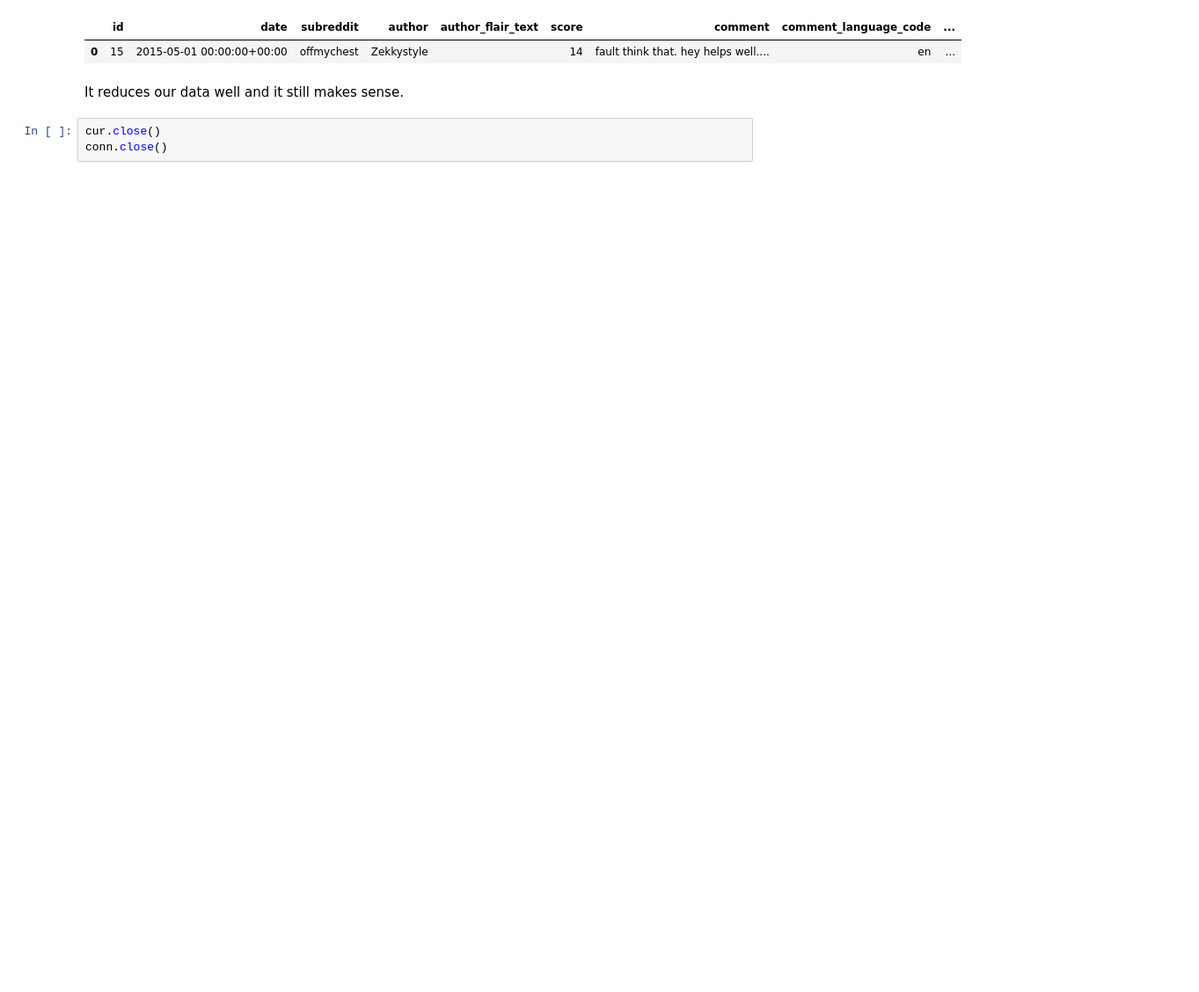
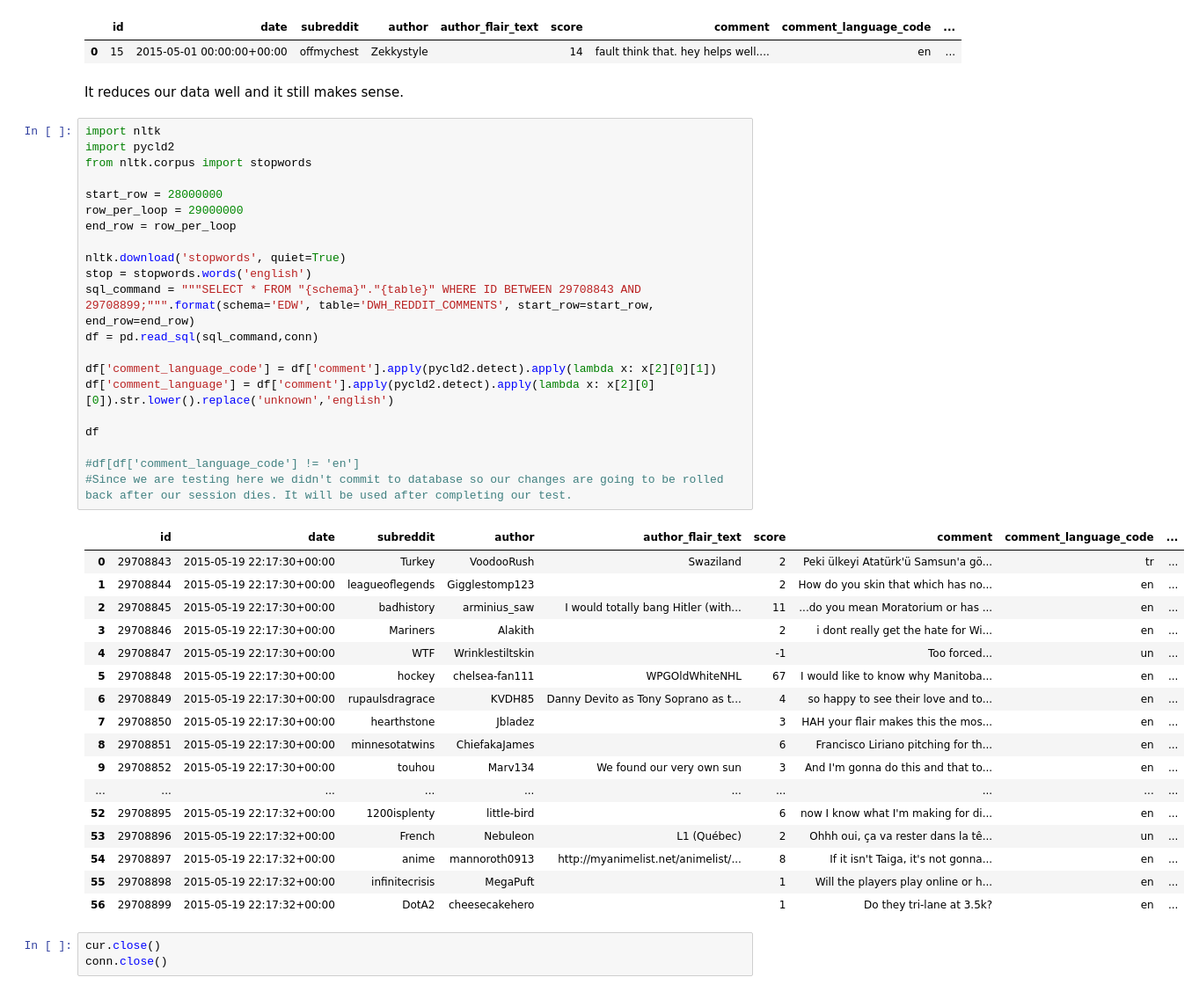
Before and after one commit to uguraskar/reddit_analysis, a Jupyter notebook: reddit_analysis.ipynb, the cells around one changed output. Shown: that part at 88% size. Drawn from its saved outputs; the diff is of its cells as text; blank space fills up the shorter version.

Commit message:
Fixed a bug where detecting language looked at whole dataframe instead of involving row

```diff
--- a/reddit_analysis.ipynb
+++ b/reddit_analysis.ipynb
@@ -482,6 +482,45 @@ fault think that. hey helps well. least talk it. shot dog. 10 years. home partyi
 | 0 | 15 | 2015-05-01 00:00:00+00:00 | offmychest | Zekkystyle |  | 14 | fault think that. hey helps well.... | en | ... |
 # %% [markdown]
 It reduces our data well and it still makes sense.
+# %%
+import nltk
+import pycld2
+from nltk.corpus import stopwords
+
+start_row = 28000000
+row_per_loop = 29000000
+end_row = row_per_loop
+
+nltk.download('stopwords', quiet=True)
+stop = stopwords.words('english')
+sql_command = """SELECT * FROM "{schema}"."{table}" WHERE ID BETWEEN 29708843 AND 29708899;""".format(schema='EDW', table='DWH_REDDIT_COMMENTS', start_row=start_row, end_row=end_row)
+df = pd.read_sql(sql_command,conn)
+
+df['comment_language_code'] = df['comment'].apply(pycld2.detect).apply(lambda x: x[2][0][1])
+df['comment_language'] = df['comment'].apply(pycld2.detect).apply(lambda x: x[2][0][0]).str.lower().replace('unknown','english')
+
+df
+
+#df[df['comment_language_code'] != 'en']
+#Since we are testing here we didn't commit to database so our changes are going to be rolled back after our session dies. It will be used after completing our test.
+# %% [output]
+|  | id | date | subreddit | author | author_flair_text | score | comment | comment_language_code | ... |
+| 0 | 29708843 | 2015-05-19 22:17:30+00:00 | Turkey | VoodooRush | Swaziland | 2 | Peki ülkeyi Atatürk'ü Samsun'a gö... | tr | ... |
+| 1 | 29708844 | 2015-05-19 22:17:30+00:00 | leagueoflegends | Gigglestomp123 |  | 2 | How do you skin that which has no... | en | ... |
+| 2 | 29708845 | 2015-05-19 22:17:30+00:00 | badhistory | arminius_saw | I would totally bang Hitler (with... | 11 | ...do you mean Moratorium or has ... | en | ... |
+| 3 | 29708846 | 2015-05-19 22:17:30+00:00 | Mariners | Alakith |  | 2 | i dont really get the hate for Wi... | en | ... |
+| 4 | 29708847 | 2015-05-19 22:17:30+00:00 | WTF | Wrinklestiltskin |  | -1 | Too forced... | un | ... |
+| 5 | 29708848 | 2015-05-19 22:17:30+00:00 | hockey | chelsea-fan111 | WPGOldWhiteNHL | 67 | I would like to know why Manitoba... | en | ... |
+| 6 | 29708849 | 2015-05-19 22:17:30+00:00 | rupaulsdragrace | KVDH85 | Danny Devito as Tony Soprano as t... | 4 | so happy to see their love and to... | en | ... |
+| 7 | 29708850 | 2015-05-19 22:17:30+00:00 | hearthstone | Jbladez |  | 3 | HAH your flair makes this the mos... | en | ... |
+| 8 | 29708851 | 2015-05-19 22:17:30+00:00 | minnesotatwins | ChiefakaJames |  | 6 | Francisco Liriano pitching for th... | en | ... |
+| 9 | 29708852 | 2015-05-19 22:17:30+00:00 | touhou | Marv134 | We found our very own sun | 3 | And I'm gonna do this and that to... | en | ... |
+| ... | ... | ... | ... | ... | ... | ... | ... | ... | ... |
+| 52 | 29708895 | 2015-05-19 22:17:32+00:00 | 1200isplenty | little-bird |  | 6 | now I know what I'm making for di... | en | ... |
+| 53 | 29708896 | 2015-05-19 22:17:32+00:00 | French | Nebuleon | L1 (Québec) | 2 | Ohhh oui, ça va rester dans la tê... | un | ... |
+| 54 | 29708897 | 2015-05-19 22:17:32+00:00 | anime | mannoroth0913 | http://myanimelist.net/animelist/... | 8 | If it isn't Taiga, it's not gonna... | en | ... |
+| 55 | 29708898 | 2015-05-19 22:17:32+00:00 | infinitecrisis | MegaPuft |  | 1 | Will the players play online or h... | en | ... |
+| 56 | 29708899 | 2015-05-19 22:17:32+00:00 | DotA2 | cheesecakehero |  | 1 | Do they tri-lane at 3.5k? | en | ... |
 # %%
 cur.close()
 conn.close()
```
Also changed, not shown: parts of 1 cell of this notebook.
